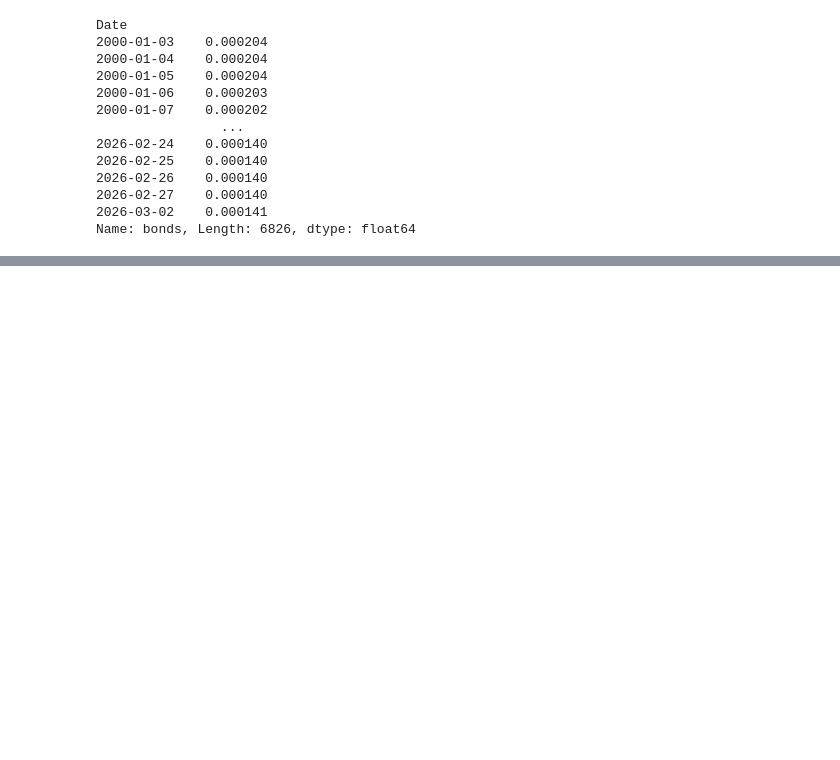
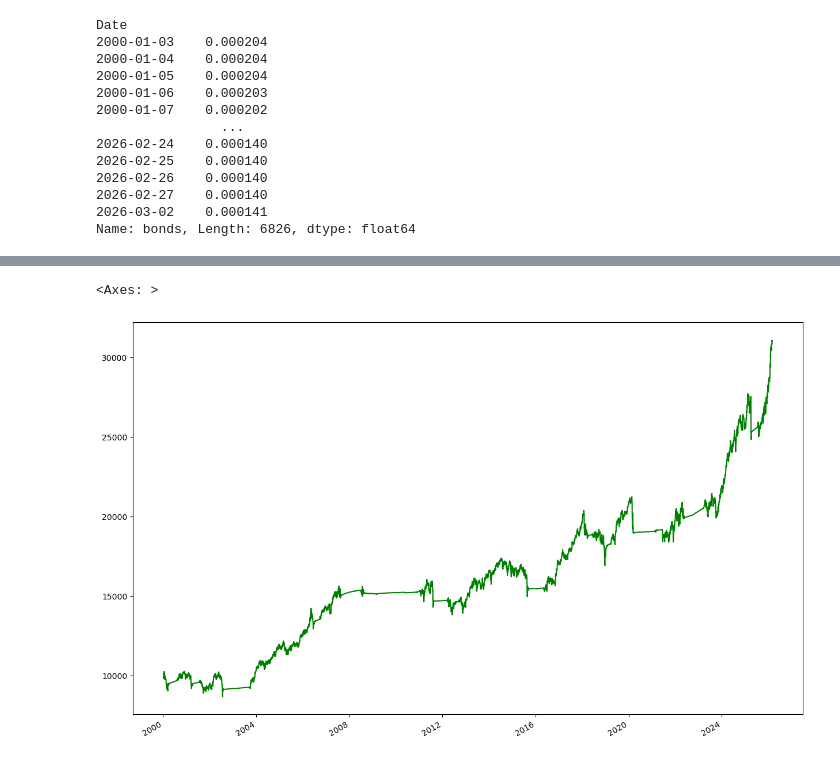
Before and after one commit to MatCuns/Covariance-Based-Dynamic-Risk-Parity-Portfolio-with-Volatility-Targeting, a Jupyter notebook: Dynamic_Risk_Parity_and_Volatility_Targeting.ipynb, the cells around one changed output, grey strips where cells are left out. Cells and saved outputs as stored; diff of their text form; code cells hidden in the pictures; blank space fills up the shorter version.

```diff
--- a/Dynamic_Risk_Parity_and_Volatility_Targeting.ipynb
+++ b/Dynamic_Risk_Parity_and_Volatility_Targeting.ipynb
@@ -471,0 +520,5 @@ for date, row in returns_backtest.iterrows():
+# %%
+backtest_results["Wealth"].plot(figsize=(15,10), color="green")
+# %% [output]
+<Axes: >
+[figure, added]
```
Also changed, not shown: parts of 9 cells of this notebook.
